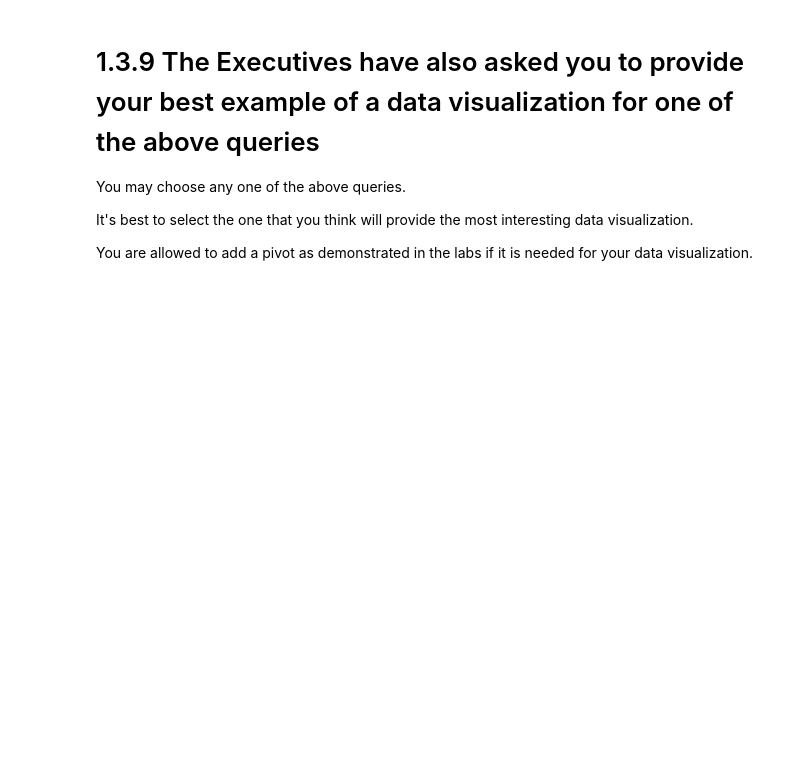
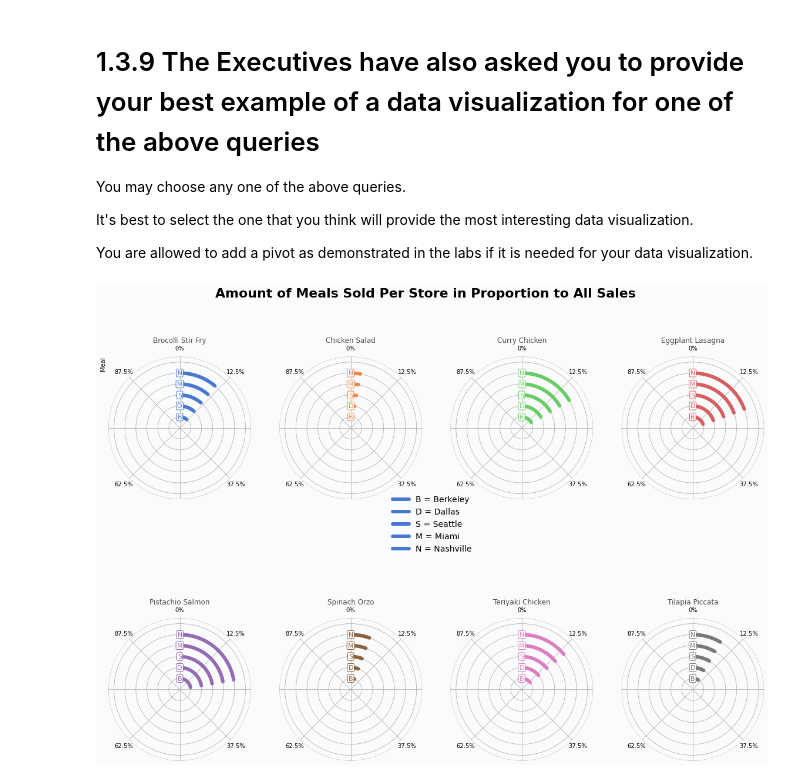
Before and after one commit to morinlandon12/ucb_mids_w205_project_1, a Jupyter notebook: project_1_3.ipynb, the cells around one changed output. Drawn from its saved outputs; the diff is of its cells as text; code cells hidden in the pictures; blank space fills up the shorter version.

```diff
--- a/project_1_3.ipynb
+++ b/project_1_3.ipynb
@@ -163,7 +166,8 @@ order by s.city, meal_name
 
 """
 
-my_select_query_pandas(query, rollback_before_flag, rollback_after_flag)
+df2=my_select_query_pandas(query, rollback_before_flag, rollback_after_flag)
+df2
 # %% [output]
 |  | store | meal_name | total_meals_purchased |
 | 0 | Berkeley | Brocolli Stir Fry | 232038 |
@@ -353,0 +385,15 @@ You are allowed to add a pivot as demonstrated in the labs if it is needed for y
+# %%
+def add_labels_polar_axis(ax, color):
+    # Define the characteristics of the bbox behind the text we add
+    bbox_dict = {
+        "facecolor": "w", "edgecolor": color, "linewidth": 1,
+        "boxstyle": "round", "pad": 0.15
+    }
+    store = ['', 'B', 'D', 'S', 'M', 'N']
+    # Iterate over types of plastics and add the labels
+    for idx, store in enumerate(store):
+        ax.text(
+            0, idx, store, color=color, ha="center", va="center",
+            fontsize=11, bbox=bbox_dict
+        )
+    return ax
@@ -353,0 +442,25 @@ You are allowed to add a pivot as demonstrated in the labs if it is needed for y
+# %%
+fig, axes = plt.subplots(2, 4, figsize=(20, 15), subplot_kw={"projection": "polar"})
+axes = plot_circular(axes)
+
+fig.text(
+    x=0.5,
+    y=0.92,
+    s="Amount of Meals Sold Per Store in Proportion to All Sales",
+    ha="center",
+    va="center",
+    ma="center",
+    fontsize=22,
+    fontweight="bold",
+    fontname="Inconsolata"
+)
+
+
+fig.legend(['B = Berkeley', 'D = Dallas', 'S = Seattle', 'M = Miami', 'N = Nashville'],
+          loc='center', frameon=False, fontsize = 14)
+
+
+# Sets background color
+fig.set_facecolor("#f9fbfc")
+# %% [output]
+[figure, added]
```
Also changed, not shown: parts of 6 cells of this notebook, 2 other files.
